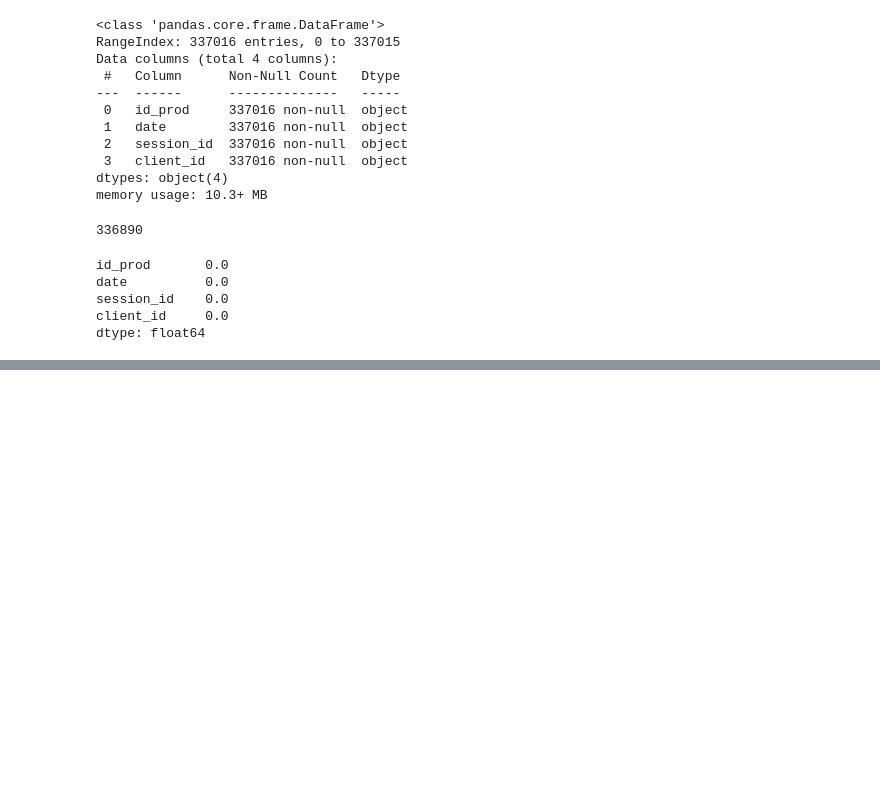
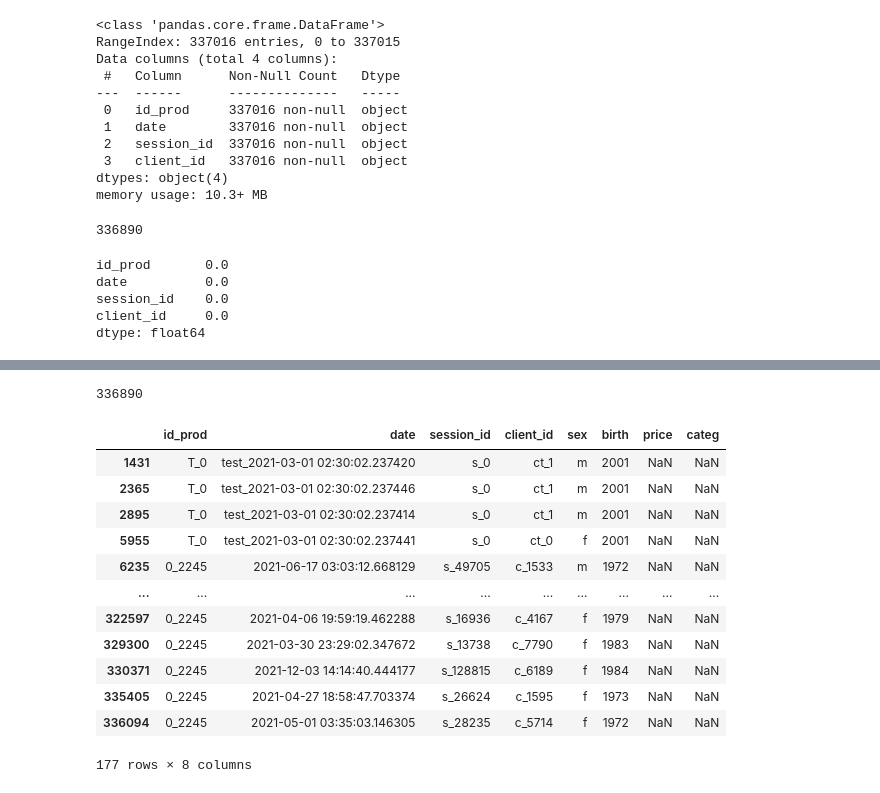
Before and after one commit to LaurenceAndraud/Brief---Book-business, a Jupyter notebook: Analyse_Librairie.ipynb, the cells around one changed output, grey strips where cells are left out. Cells and saved outputs as stored; diff of their text form; code cells hidden in the pictures; blank space fills up the shorter version.

```diff
--- a/Analyse_Librairie.ipynb
+++ b/Analyse_Librairie.ipynb
@@ -184,0 +227,5 @@ dtype: float64
+# %%
+new_data = n_data.drop_duplicates()
+len(new_data)
+# %% [output]
+336890
@@ -184,0 +236,17 @@ dtype: float64
+# %%
+# afficher les clients sans prix ou categ de produits
+new_data[(new_data['price'].isnull()) & (new_data['categ'].isnull())]
+# %% [output]
+|  | id_prod | date | session_id | client_id | sex | birth | price | categ |
+| 1431 | T_0 | test_2021-03-01 02:30:02.237420 | s_0 | ct_1 | m | 2001 | NaN | NaN |
+| 2365 | T_0 | test_2021-03-01 02:30:02.237446 | s_0 | ct_1 | m | 2001 | NaN | NaN |
+| 2895 | T_0 | test_2021-03-01 02:30:02.237414 | s_0 | ct_1 | m | 2001 | NaN | NaN |
+| 5955 | T_0 | test_2021-03-01 02:30:02.237441 | s_0 | ct_0 | f | 2001 | NaN | NaN |
+| 6235 | 0_2245 | 2021-06-17 03:03:12.668129 | s_49705 | c_1533 | m | 1972 | NaN | NaN |
+| ... | ... | ... | ... | ... | ... | ... | ... | ... |
+| 322597 | 0_2245 | 2021-04-06 19:59:19.462288 | s_16936 | c_4167 | f | 1979 | NaN | NaN |
+| 329300 | 0_2245 | 2021-03-30 23:29:02.347672 | s_13738 | c_7790 | f | 1983 | NaN | NaN |
+| 330371 | 0_2245 | 2021-12-03 14:14:40.444177 | s_128815 | c_6189 | f | 1984 | NaN | NaN |
+| 335405 | 0_2245 | 2021-04-27 18:58:47.703374 | s_26624 | c_1595 | f | 1973 | NaN | NaN |
+| 336094 | 0_2245 | 2021-05-01 03:35:03.146305 | s_28235 | c_5714 | f | 1972 | NaN | NaN |
+177 rows × 8 columns
```
Also changed, not shown: parts of 24 cells of this notebook.
